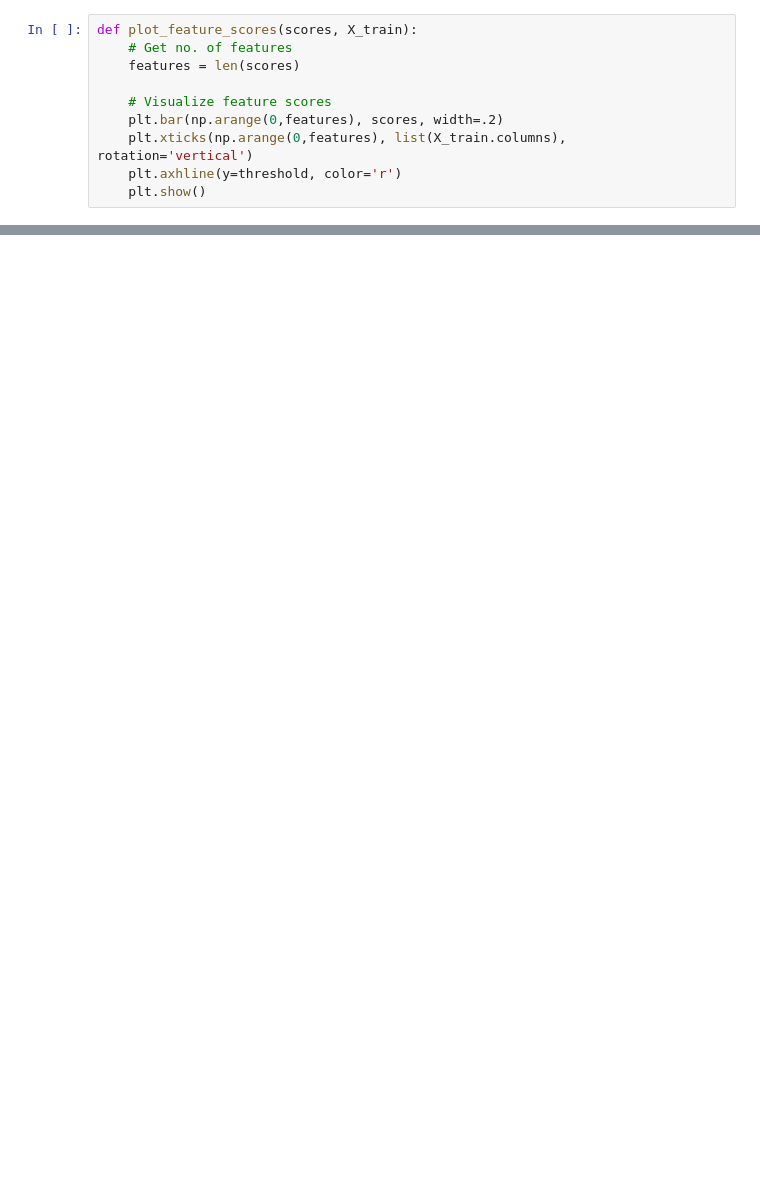
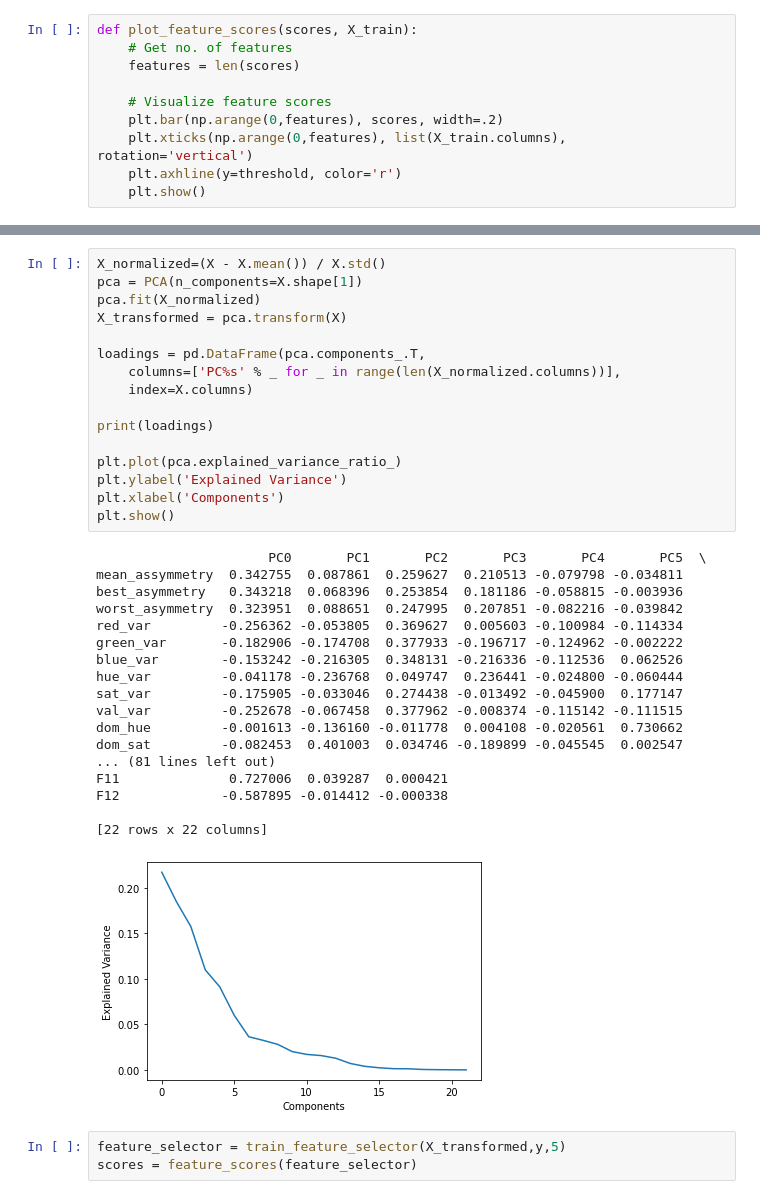
Before and after one commit to julielhagen/First-Year-Project, a Jupyter notebook: pyScripts/Feature selection.ipynb, the cells around one changed output, grey strips where cells are left out. Drawn from its saved outputs; the diff is of its cells as text; blank space fills up the shorter version.

```diff
--- a/pyScripts/Feature selection.ipynb
+++ b/pyScripts/Feature selection.ipynb
@@ -46,0 +64,38 @@ plot_feature_scores(scores, X_train)
+# %%
+X_normalized=(X - X.mean()) / X.std()
+pca = PCA(n_components=X.shape[1])
+pca.fit(X_normalized)
+X_transformed = pca.transform(X)
+
+loadings = pd.DataFrame(pca.components_.T,
+    columns=['PC%s' % _ for _ in range(len(X_normalized.columns))],
+    index=X.columns)
+
+print(loadings)
+
+plt.plot(pca.explained_variance_ratio_)
+plt.ylabel('Explained Variance')
+plt.xlabel('Components')
+plt.show()
+# %% [output]
+                      PC0       PC1       PC2       PC3       PC4       PC5  \
+mean_assymmetry  0.342755  0.087861  0.259627  0.210513 -0.079798 -0.034811
+best_asymmetry   0.343218  0.068396  0.253854  0.181186 -0.058815 -0.003936
+worst_asymmetry  0.323951  0.088651  0.247995  0.207851 -0.082216 -0.039842
+red_var         -0.256362 -0.053805  0.369627  0.005603 -0.100984 -0.114334
+green_var       -0.182906 -0.174708  0.377933 -0.196717 -0.124962 -0.002222
+blue_var        -0.153242 -0.216305  0.348131 -0.216336 -0.112536  0.062526
+hue_var         -0.041178 -0.236768  0.049747  0.236441 -0.024800 -0.060444
+sat_var         -0.175905 -0.033046  0.274438 -0.013492 -0.045900  0.177147
+val_var         -0.252678 -0.067458  0.377962 -0.008374 -0.115142 -0.111515
+dom_hue         -0.001613 -0.136160 -0.011778  0.004108 -0.020561  0.730662
+dom_sat         -0.082453  0.401003  0.034746 -0.189899 -0.045545  0.002547
+... (81 lines left out)
+F11              0.727006  0.039287  0.000421
+F12             -0.587895 -0.014412 -0.000338
+
+[22 rows x 22 columns]
+[figure, added]
+# %%
+feature_selector = train_feature_selector(X_transformed,y,5)
+scores = feature_scores(feature_selector)
```
Also changed, not shown: parts of 14 cells of this notebook, 5 other files.
